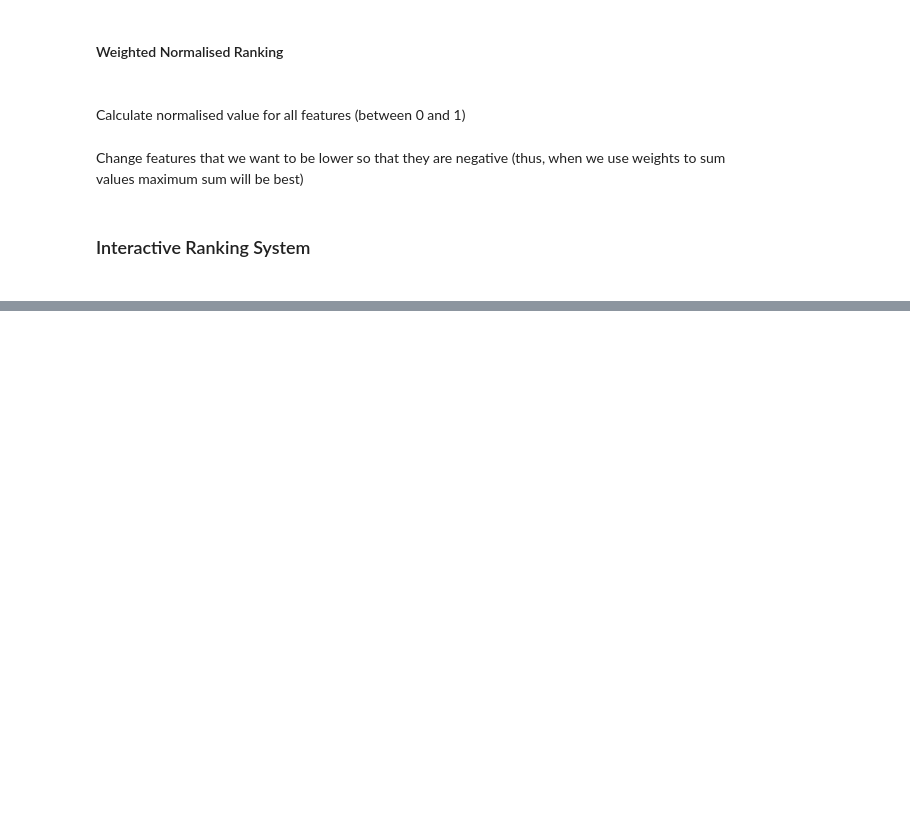
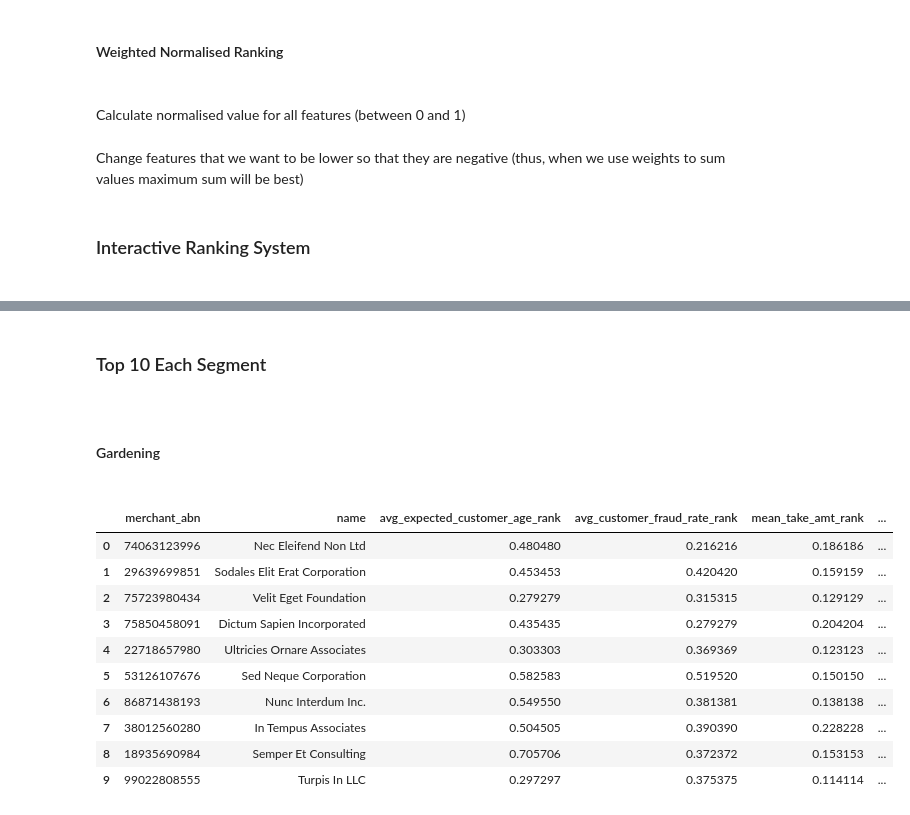
Before and after one commit to MAST30034-Applied-Data-Science/generic-buy-now-pay-later-project-group-5, a Jupyter notebook: notebooks/merchant_ranking.ipynb, the cells around one changed output, grey strips where cells are left out. Drawn from its saved outputs; the diff is of its cells as text; code cells hidden in the pictures; blank space fills up the shorter version.

```diff
--- a/notebooks/merchant_ranking.ipynb
+++ b/notebooks/merchant_ranking.ipynb
@@ -140,0 +217,19 @@ interactive(children=(FloatSlider(value=0.1, description='customer_age_weight',
+# %% [markdown]
+<h3>Top 10 Each Segment<h3>
+# %% [markdown]
+<h4>Gardening<h4>
+# %%
+top_10_gardening = weighted_average_rank(w1, w2, w3, w4, w5, segment = 'Gardening').head(10)
+top_10_gardening
+# %% [output]
+|  | merchant_abn | name | avg_expected_customer_age_rank | avg_customer_fraud_rate_rank | mean_take_amt_rank | ... |
+| 0 | 74063123996 | Nec Eleifend Non Ltd | 0.480480 | 0.216216 | 0.186186 | ... |
+| 1 | 29639699851 | Sodales Elit Erat Corporation | 0.453453 | 0.420420 | 0.159159 | ... |
+| 2 | 75723980434 | Velit Eget Foundation | 0.279279 | 0.315315 | 0.129129 | ... |
+| 3 | 75850458091 | Dictum Sapien Incorporated | 0.435435 | 0.279279 | 0.204204 | ... |
+| 4 | 22718657980 | Ultricies Ornare Associates | 0.303303 | 0.369369 | 0.123123 | ... |
+| 5 | 53126107676 | Sed Neque Corporation | 0.582583 | 0.519520 | 0.150150 | ... |
+| 6 | 86871438193 | Nunc Interdum Inc. | 0.549550 | 0.381381 | 0.138138 | ... |
+| 7 | 38012560280 | In Tempus Associates | 0.504505 | 0.390390 | 0.228228 | ... |
+| 8 | 18935690984 | Semper Et Consulting | 0.705706 | 0.372372 | 0.153153 | ... |
+| 9 | 99022808555 | Turpis In LLC | 0.297297 | 0.375375 | 0.114114 | ... |
```
Also changed, not shown: parts of 25 cells of this notebook, 1 other file.
